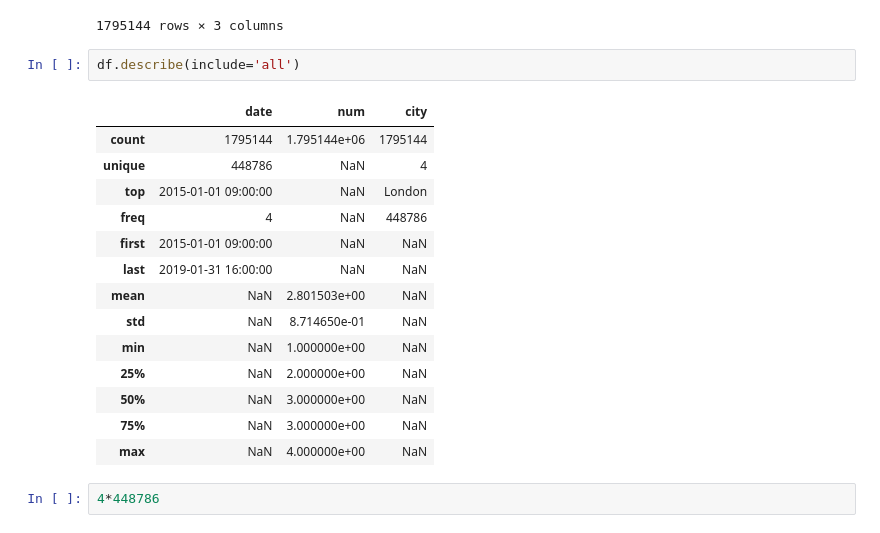
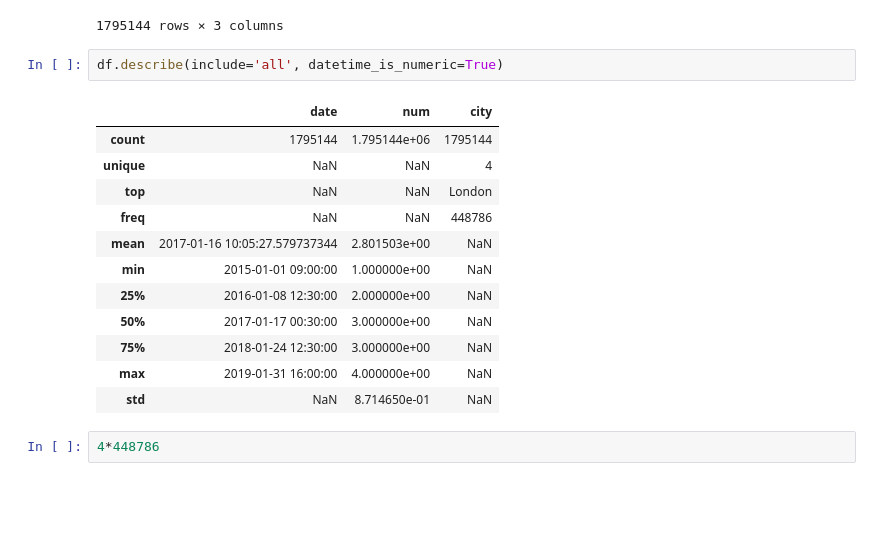
Before and after one commit to angelrodnah/2309_dsft_thebridge, a Jupyter notebook: 2-Data_Analysis/4-Data_wrangling/2-Dates/Dates_Python.ipynb, the cells around one changed output. Drawn from its saved outputs; the diff is of its cells as text; blank space fills up the shorter version.

```diff
--- a/2-Data_Analysis/4-Data_wrangling/2-Dates/Dates_Python.ipynb
+++ b/2-Data_Analysis/4-Data_wrangling/2-Dates/Dates_Python.ipynb
@@ -338,22 +338,20 @@ df
 | 1795143 | 2019-01-31 16:00:00 | 2 | Cambridge |
 1795144 rows × 3 columns
 # %%
-df.describe(include='all')
+df.describe(include='all', datetime_is_numeric=True)
 # %% [output]
 |  | date | num | city |
 | count | 1795144 | 1.795144e+06 | 1795144 |
-| unique | 448786 | NaN | 4 |
-| top | 2015-01-01 09:00:00 | NaN | London |
-| freq | 4 | NaN | 448786 |
-| first | 2015-01-01 09:00:00 | NaN | NaN |
-| last | 2019-01-31 16:00:00 | NaN | NaN |
-| mean | NaN | 2.801503e+00 | NaN |
+| unique | NaN | NaN | 4 |
+| top | NaN | NaN | London |
+| freq | NaN | NaN | 448786 |
+| mean | 2017-01-16 10:05:27.579737344 | 2.801503e+00 | NaN |
+| min | 2015-01-01 09:00:00 | 1.000000e+00 | NaN |
+| 25% | 2016-01-08 12:30:00 | 2.000000e+00 | NaN |
+| 50% | 2017-01-17 00:30:00 | 3.000000e+00 | NaN |
+| 75% | 2018-01-24 12:30:00 | 3.000000e+00 | NaN |
+| max | 2019-01-31 16:00:00 | 4.000000e+00 | NaN |
 | std | NaN | 8.714650e-01 | NaN |
-| min | NaN | 1.000000e+00 | NaN |
-| 25% | NaN | 2.000000e+00 | NaN |
-| 50% | NaN | 3.000000e+00 | NaN |
-| 75% | NaN | 3.000000e+00 | NaN |
-| max | NaN | 4.000000e+00 | NaN |
 # %%
 4*448786
 # %% [output]
```
Also changed, not shown: parts of 9 cells of this notebook.
